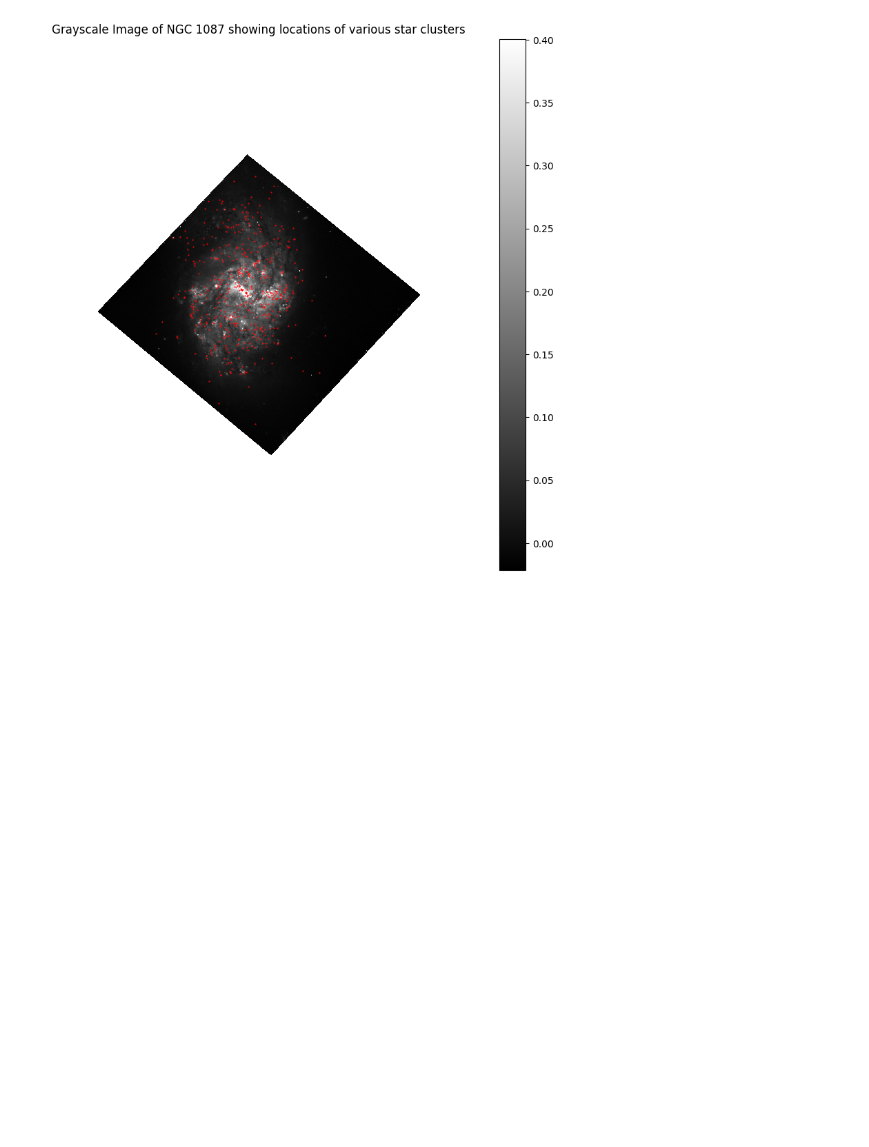
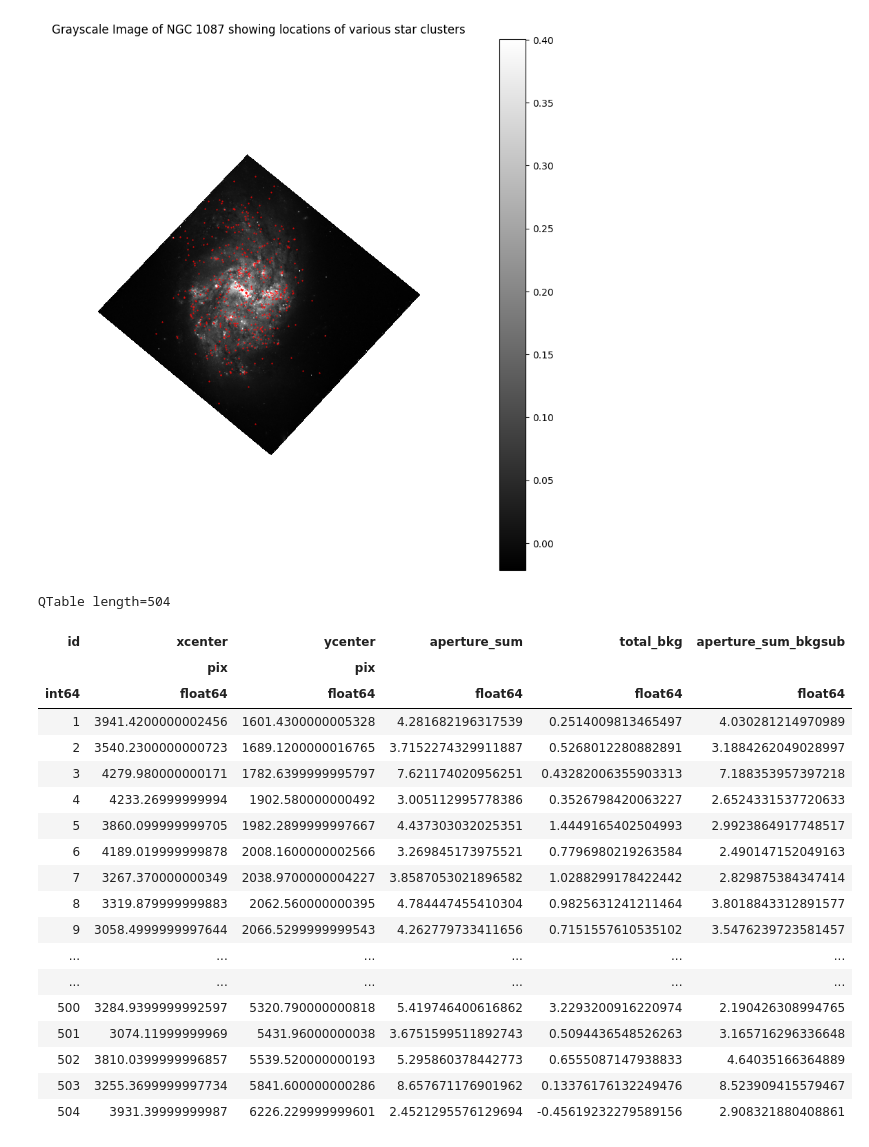
Before and after one commit to MalayKedia/studying_cluster_properties-KSP, a Jupyter notebook: FluxCalculationForClusters/cluster_flux_calc_using_img.ipynb, the cells around one changed output. Cells and saved outputs as stored; diff of their text form; code cells hidden in the pictures; blank space fills up the shorter version.

```diff
--- a/FluxCalculationForClusters/cluster_flux_calc_using_img.ipynb
+++ b/FluxCalculationForClusters/cluster_flux_calc_using_img.ipynb
@@ -104,0 +108,35 @@ plt.show()
+# %%
+aperture=CircularAperture(cluster_pixels, r=4)
+annulus_aperture = CircularAnnulus(cluster_pixels, r_in=7, r_out=8)
+
+phot_table = aperture_photometry(img_data, aperture)
+
+aperstats = ApertureStats(img_data, annulus_aperture)
+bkg_mean = aperstats.mean
+
+aperture_area = aperture.area_overlap(img_data)
+phot_table['total_bkg'] = bkg_mean * aperture_area
+phot_table['aperture_sum_bkgsub'] = phot_table['aperture_sum'] - phot_table['total_bkg']
+
+phot_table
+# %% [output]
+QTable length=504
+| id | xcenter | ycenter | aperture_sum | total_bkg | aperture_sum_bkgsub |
+|  | pix | pix |  |  |  |
+| int64 | float64 | float64 | float64 | float64 | float64 |
+| 1 | 3941.4200000002456 | 1601.4300000005328 | 4.281682196317539 | 0.2514009813465497 | 4.030281214970989 |
+| 2 | 3540.2300000000723 | 1689.1200000016765 | 3.7152274329911887 | 0.5268012280882891 | 3.1884262049028997 |
+| 3 | 4279.980000000171 | 1782.6399999995797 | 7.621174020956251 | 0.43282006355903313 | 7.188353957397218 |
+| 4 | 4233.26999999994 | 1902.580000000492 | 3.005112995778386 | 0.3526798420063227 | 2.6524331537720633 |
+| 5 | 3860.099999999705 | 1982.2899999997667 | 4.437303032025351 | 1.4449165402504993 | 2.9923864917748517 |
+| 6 | 4189.019999999878 | 2008.1600000002566 | 3.269845173975521 | 0.7796980219263584 | 2.490147152049163 |
+| 7 | 3267.370000000349 | 2038.9700000004227 | 3.8587053021896582 | 1.0288299178422442 | 2.829875384347414 |
+| 8 | 3319.879999999883 | 2062.560000000395 | 4.784447455410304 | 0.9825631241211464 | 3.8018843312891577 |
+| 9 | 3058.4999999997644 | 2066.5299999999543 | 4.262779733411656 | 0.7151557610535102 | 3.5476239723581457 |
+| ... | ... | ... | ... | ... | ... |
+| ... | ... | ... | ... | ... | ... |
+| 500 | 3284.9399999992597 | 5320.790000000818 | 5.419746400616862 | 3.2293200916220974 | 2.190426308994765 |
+| 501 | 3074.11999999969 | 5431.96000000038 | 3.6751599511892743 | 0.5094436548526263 | 3.165716296336648 |
+| 502 | 3810.0399999996857 | 5539.520000000193 | 5.295860378442773 | 0.6555087147938833 | 4.64035166364889 |
+| 503 | 3255.3699999997734 | 5841.600000000286 | 8.657671176901962 | 0.13376176132249476 | 8.523909415579467 |
+| 504 | 3931.39999999987 | 6226.229999999601 | 2.4521295576129694 | -0.45619232279589156 | 2.908321880408861 |
```
Also changed, not shown: parts of 4 cells of this notebook, 2 other files.
